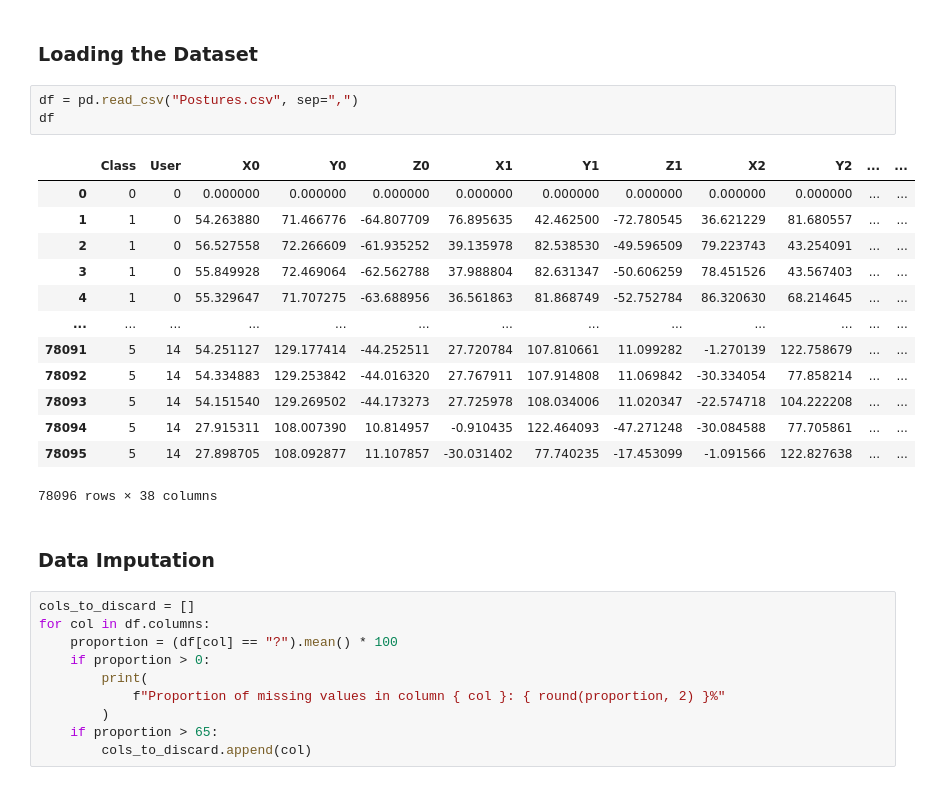
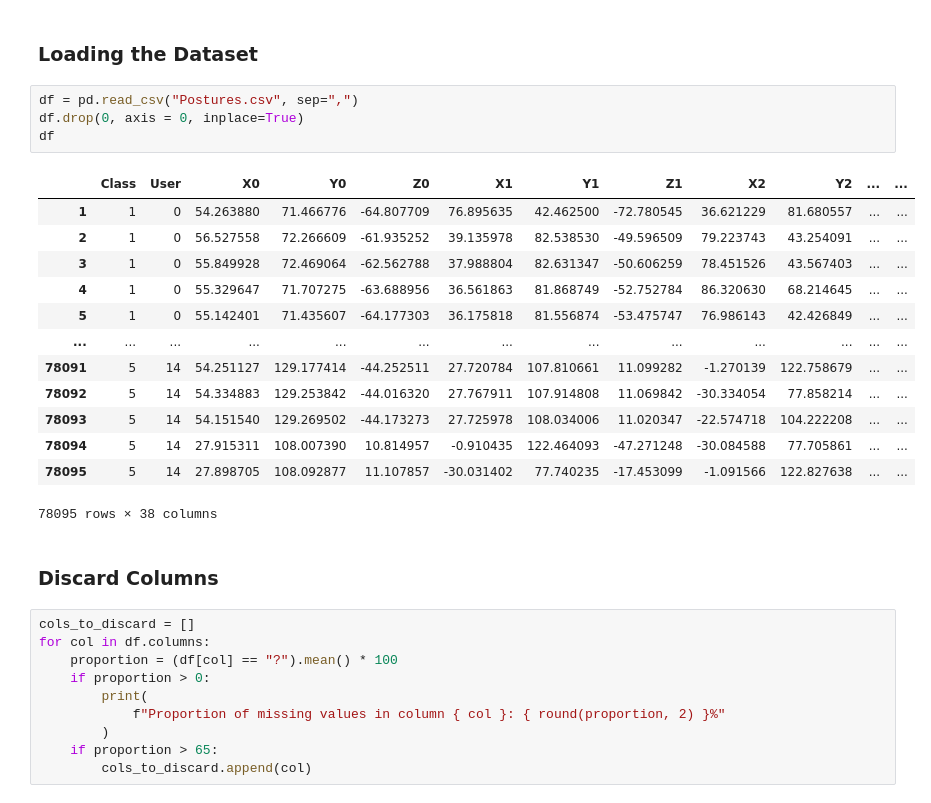
Before and after one commit to rubentorres-developer/ML-SecondHomeAssignment, a Jupyter notebook: Assignment2.ipynb, the cells around one changed output. Cells and saved outputs as stored; diff of their text form.

```diff
--- a/Assignment2.ipynb
+++ b/Assignment2.ipynb
@@ -58,23 +71,24 @@ from sklearn.preprocessing import (
 ### Loading the Dataset
 # %%
 df = pd.read_csv("Postures.csv", sep=",")
+df.drop(0, axis = 0, inplace=True)
 df
 # %% [output]
 |  | Class | User | X0 | Y0 | Z0 | X1 | Y1 | Z1 | X2 | Y2 | ... | ... |
-| 0 | 0 | 0 | 0.000000 | 0.000000 | 0.000000 | 0.000000 | 0.000000 | 0.000000 | 0.000000 | 0.000000 | ... | ... |
 | 1 | 1 | 0 | 54.263880 | 71.466776 | -64.807709 | 76.895635 | 42.462500 | -72.780545 | 36.621229 | 81.680557 | ... | ... |
 | 2 | 1 | 0 | 56.527558 | 72.266609 | -61.935252 | 39.135978 | 82.538530 | -49.596509 | 79.223743 | 43.254091 | ... | ... |
 | 3 | 1 | 0 | 55.849928 | 72.469064 | -62.562788 | 37.988804 | 82.631347 | -50.606259 | 78.451526 | 43.567403 | ... | ... |
 | 4 | 1 | 0 | 55.329647 | 71.707275 | -63.688956 | 36.561863 | 81.868749 | -52.752784 | 86.320630 | 68.214645 | ... | ... |
+| 5 | 1 | 0 | 55.142401 | 71.435607 | -64.177303 | 36.175818 | 81.556874 | -53.475747 | 76.986143 | 42.426849 | ... | ... |
 | ... | ... | ... | ... | ... | ... | ... | ... | ... | ... | ... | ... | ... |
 | 78091 | 5 | 14 | 54.251127 | 129.177414 | -44.252511 | 27.720784 | 107.810661 | 11.099282 | -1.270139 | 122.758679 | ... | ... |
 | 78092 | 5 | 14 | 54.334883 | 129.253842 | -44.016320 | 27.767911 | 107.914808 | 11.069842 | -30.334054 | 77.858214 | ... | ... |
 | 78093 | 5 | 14 | 54.151540 | 129.269502 | -44.173273 | 27.725978 | 108.034006 | 11.020347 | -22.574718 | 104.222208 | ... | ... |
 | 78094 | 5 | 14 | 27.915311 | 108.007390 | 10.814957 | -0.910435 | 122.464093 | -47.271248 | -30.084588 | 77.705861 | ... | ... |
 | 78095 | 5 | 14 | 27.898705 | 108.092877 | 11.107857 | -30.031402 | 77.740235 | -17.453099 | -1.091566 | 122.827638 | ... | ... |
-78096 rows × 38 columns
+78095 rows × 38 columns
-# %% [markdown]
-### Data Imputation
+# %% [markdown]
+### Discard Columns
 # %%
 cols_to_discard = []
 for col in df.columns:
```
Also changed, not shown: parts of 28 cells of this notebook.
